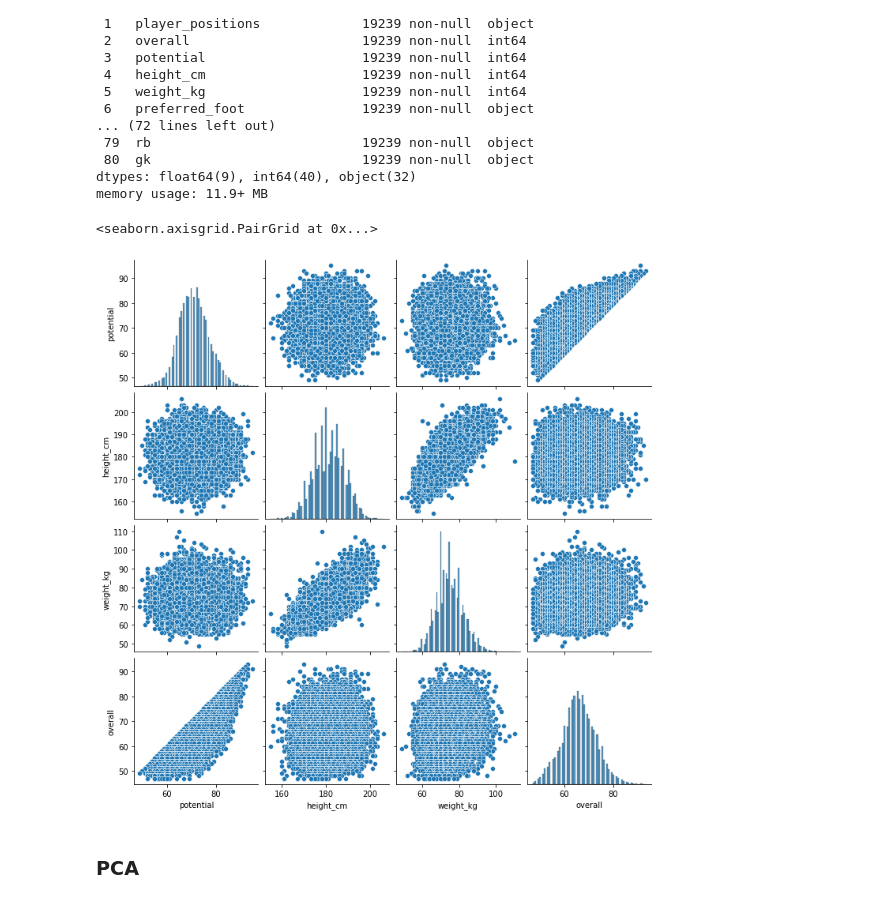
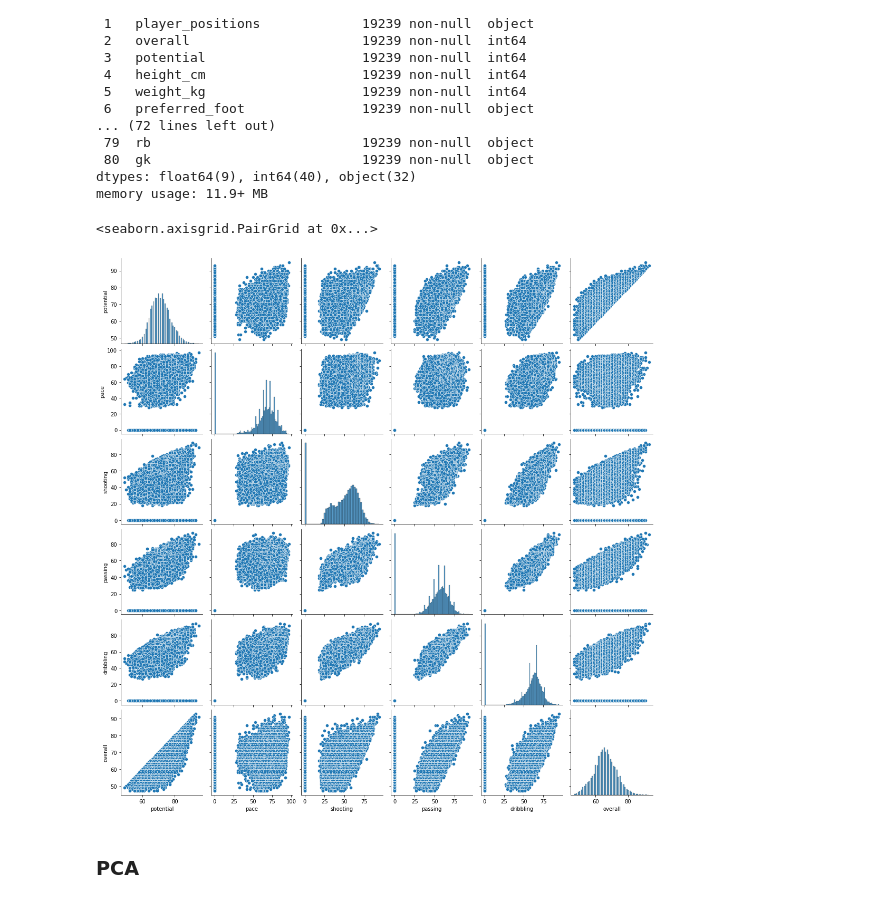
Before and after one commit to DMeneses01/IACH-project, a Jupyter notebook: code/recsys_football.ipynb, the cells around one changed output. Cells and saved outputs as stored; diff of their text form; code cells hidden in the pictures.

```diff
--- a/code/recsys_football.ipynb
+++ b/code/recsys_football.ipynb
@@ -276,11 +276,11 @@ Data columns (total 81 columns):
 dtypes: float64(9), int64(40), object(32)
 memory usage: 11.9+ MB
 # %%
-X_columns = ['potential', 'height_cm', 'weight_kg', 'overall']
+X_columns = ['potential', 'pace', 'shooting', 'passing', 'dribbling', 'overall']
 sns.pairplot(dataToComp[X_columns])
 # %% [output]
 <seaborn.axisgrid.PairGrid at 0x...>
-[figure, old version]
+[figure, new version]
 # %%
 columns = np.arange(2, 6)
 columns = np.append(columns, np.arange(7, 9))
```
Also changed, not shown: parts of 4 cells of this notebook, 3 other files.
